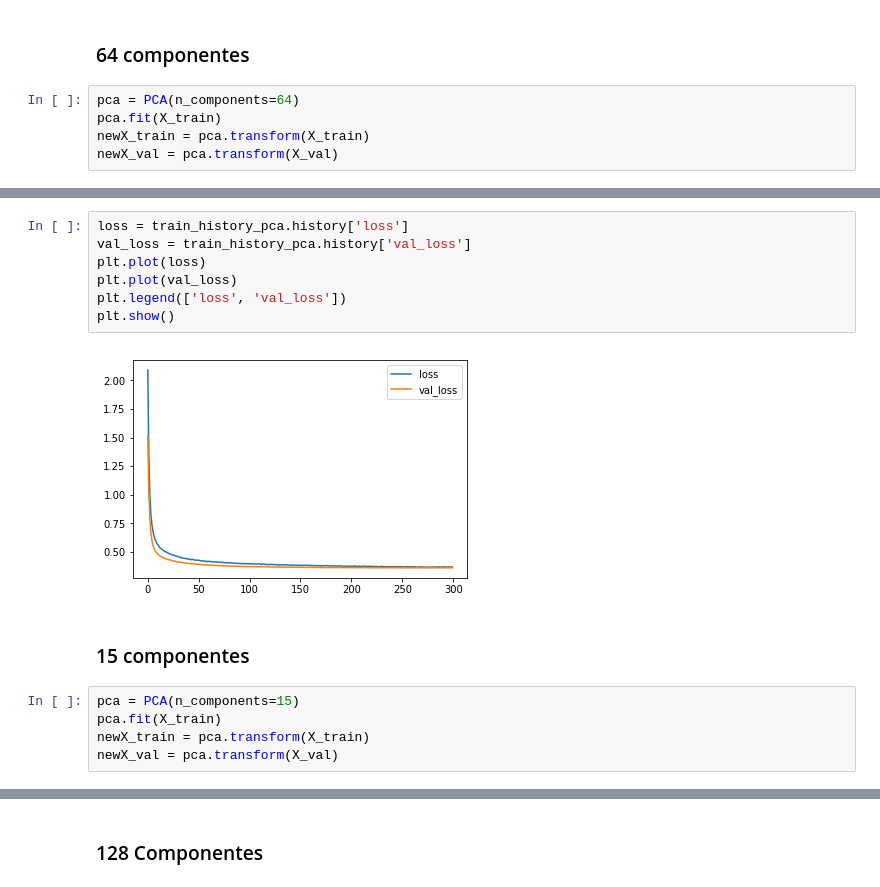
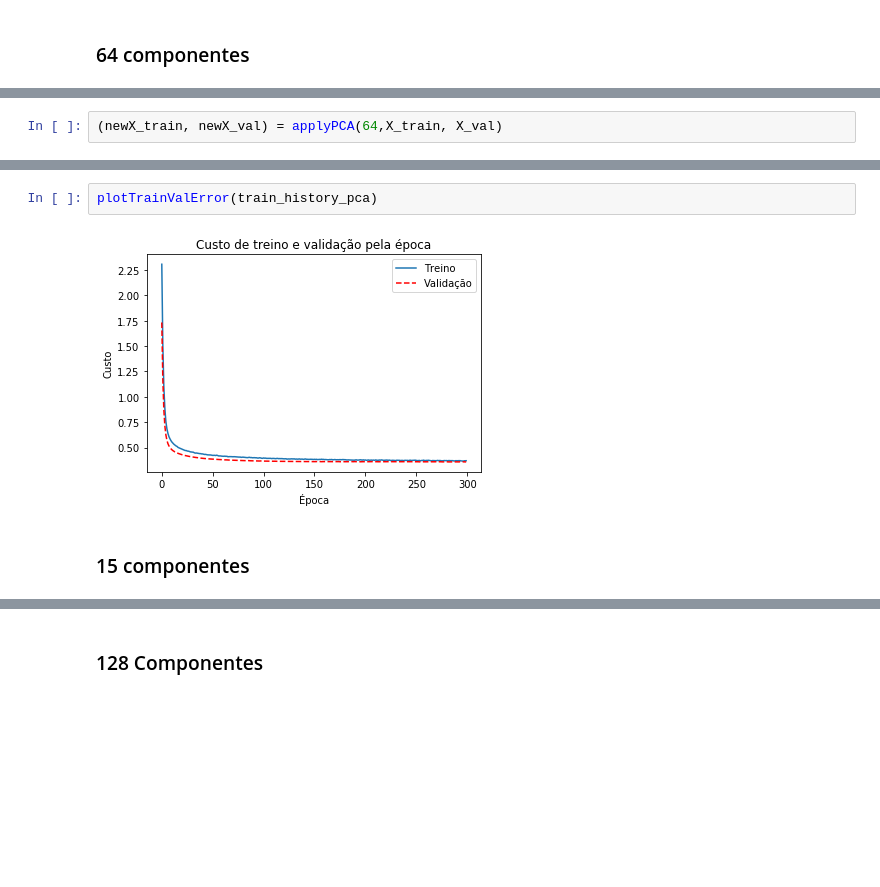
Before and after one commit to gihbatalha/neural-net-dimensionality-cluster, a Jupyter notebook: Projeto3.ipynb, the cells around one changed output, grey strips where cells are left out. Saved outputs shown, nothing was run; the diff lists cells and outputs as text; blank space fills up the shorter version.

```diff
--- a/Projeto3.ipynb
+++ b/Projeto3.ipynb
@@ -143,7 +147,2 @@ from sklearn.decomposition import PCA
 # %% [markdown]
 ### 64 componentes
-# %%
-pca = PCA(n_components=64)
-pca.fit(X_train)
-newX_train = pca.transform(X_train)
-newX_val = pca.transform(X_val)
@@ -171,0 +149,2 @@ variance
+# %%
+(newX_train, newX_val) = applyPCA(64,X_train, X_val)
@@ -199,16 +181,6 @@ Epoch 300/300
-# %%
-loss = train_history_pca.history['loss']
-val_loss = train_history_pca.history['val_loss']
-plt.plot(loss)
-plt.plot(val_loss)
-plt.legend(['loss', 'val_loss'])
-plt.show()
-# %% [output]
-[figure, removed]
+# %%
+plotTrainValError(train_history_pca)
+# %% [output]
+[figure, added]
 # %% [markdown]
 ### 15 componentes
-# %%
-pca = PCA(n_components=15)
-pca.fit(X_train)
-newX_train = pca.transform(X_train)
-newX_val = pca.transform(X_val)
```
Also changed, not shown: parts of 129 cells of this notebook.
